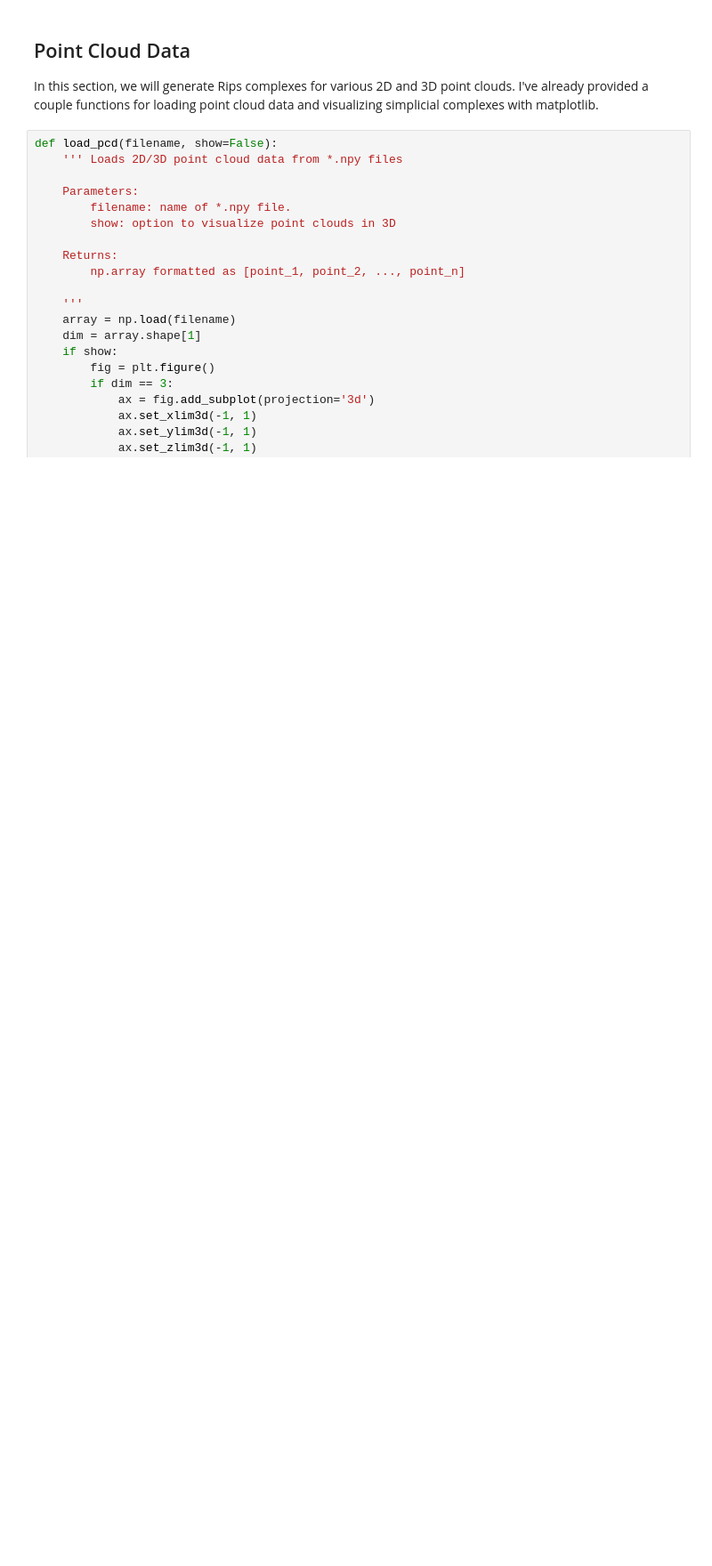
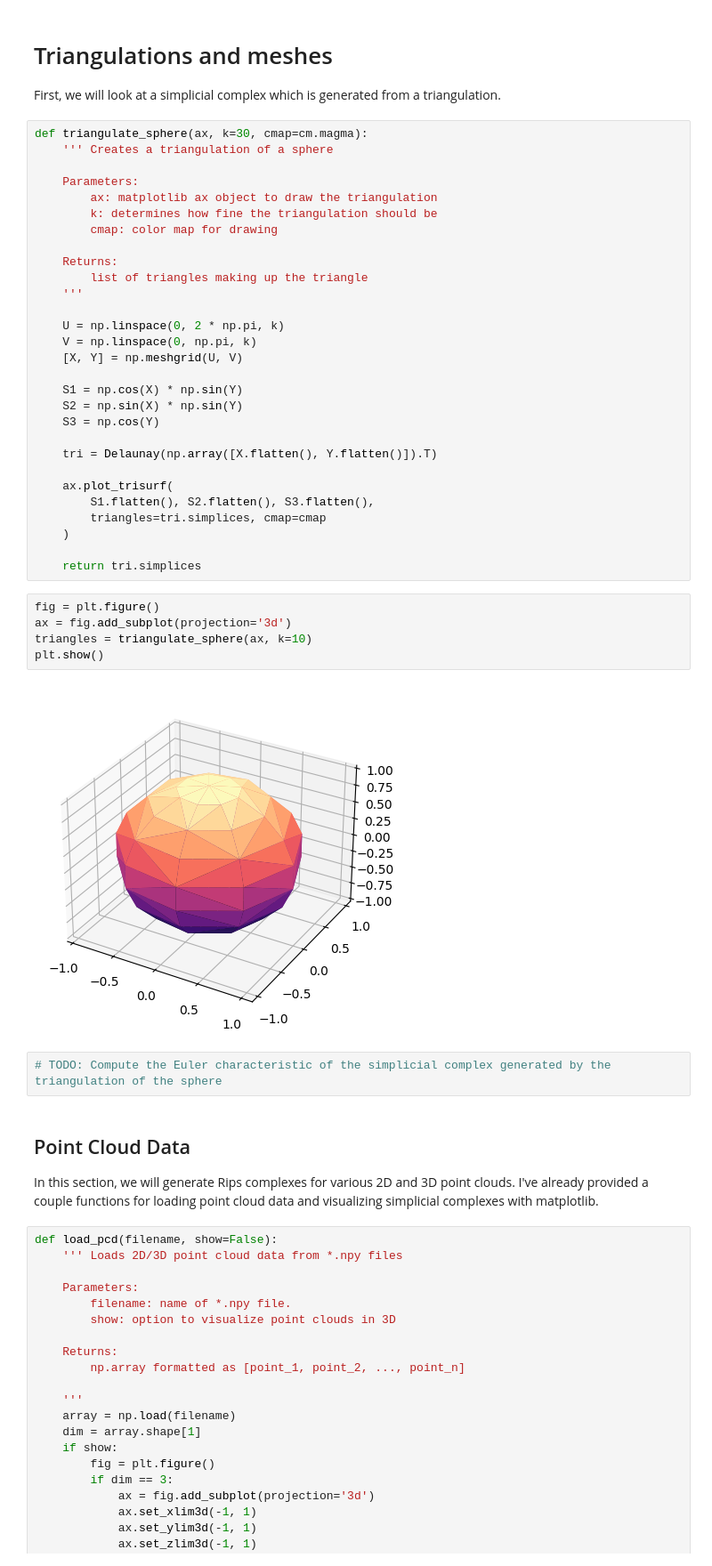
Before and after one commit to chens5/msri-ml-week1, a Jupyter notebook: day-1.ipynb, the cells around one changed output. Shown at 89% size. Cells and saved outputs as stored; diff of their text form; blank space fills up the shorter version.

Commit message:
first draft notebooks

```diff
--- a/day-1.ipynb
+++ b/day-1.ipynb
@@ -14,3 +17,45 @@ from sklearn import datasets
+# %% [markdown]
+# Triangulations and meshes
+
+First, we will look at a simplicial complex which is generated from a triangulation.
+# %%
+def triangulate_sphere(ax, k=30, cmap=cm.magma):
+    ''' Creates a triangulation of a sphere
+
+    Parameters:
+        ax: matplotlib ax object to draw the triangulation
+        k: determines how fine the triangulation should be
+        cmap: color map for drawing
+
+    Returns:
+        list of triangles making up the triangle
+    '''
+
+    U = np.linspace(0, 2 * np.pi, k)
+    V = np.linspace(0, np.pi, k)
+    [X, Y] = np.meshgrid(U, V)
+
+    S1 = np.cos(X) * np.sin(Y)
+    S2 = np.sin(X) * np.sin(Y)
+    S3 = np.cos(Y)
+
+    tri = Delaunay(np.array([X.flatten(), Y.flatten()]).T)
+
+    ax.plot_trisurf(
+        S1.flatten(), S2.flatten(), S3.flatten(),
+        triangles=tri.simplices, cmap=cmap
+    )
+
+    return tri.simplices
+# %%
+fig = plt.figure()
+ax = fig.add_subplot(projection='3d')
+triangles = triangulate_sphere(ax, k=10)
+plt.show()
+# %% [output]
+[figure, added]
+# %%
+# TODO: Compute the Euler characteristic of the simplicial complex generated by the triangulation of the sphere
 # %% [markdown]
 ## Point Cloud Data
 
```
Also changed, not shown: parts of 2 cells of this notebook, 2 other files.
